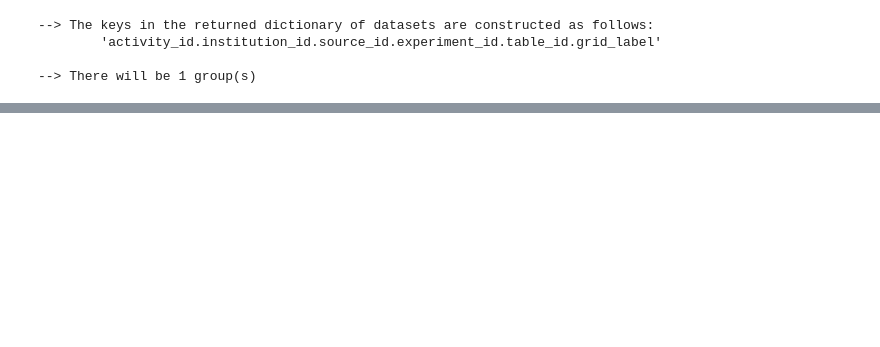
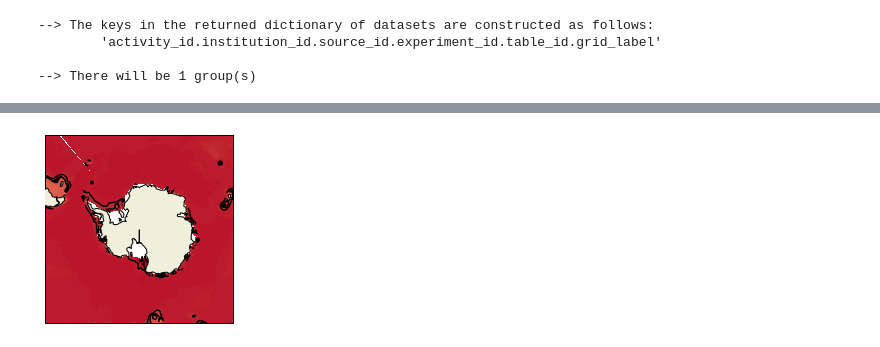
Before and after one commit to s-ragen/cmip6hack-so-project, a Jupyter notebook: notebooks/oncemorewithfeeling.ipynb, the cells around one changed output, grey strips where cells are left out. Drawn from its saved outputs; the diff is of its cells as text; code cells hidden in the pictures; blank space fills up the shorter version.

```diff
--- a/notebooks/oncemorewithfeeling.ipynb
+++ b/notebooks/oncemorewithfeeling.ipynb
@@ -105,0 +128,99 @@ array([5.000000e+00, 1.500000e+01, 2.500000e+01, 3.500000e+01, 4.500000e+01,
+# %%
+# Now let's try plotting:
+
+# New evenly spaced, monotonically increasing lat-lon grid for regridding the sea ice
+# concentration for the contour plot (otherwise the contour will reverse on itself)
+res_new = 1 #degrees; the resolution of the new grid
+lat_new = -80 + np.arange(1+(2*80)/res_new) # only go from 80S to 80N
+lon_new = np.arange(1+(360)/res_new)
+lon_new, lat_new = np.meshgrid(lon_new,lat_new)
+
+index = 0 # dummy index
+fig = plt.figure(figsize=(20,20))
+for i in dset_dict:
+    print(index) # to make sure the calculation hasn't stalled
+
+    # Deal with diferent names for latitude and longitude coordinates
+    if 'latitude' in dset_dict[i]:
+        latitude = dset_dict[i].latitude
+        longitude = dset_dict[i].longitude
+    elif 'lat' in dset_dict[i]:
+        latitude = dset_dict[i].lat
+        longitude = dset_dict[i].lon
+    else:
+        latitude = dset_dict[i].nav_lat
+        longitude = dset_dict[i].nav_lon
+
+    # Deal with multiple ensemble members, 1D grid vectors
+    if latitude.ndim==3:
+        latitude = np.squeeze(np.array(latitude[0,:,:]))
+        longitude = np.squeeze(np.array(longitude[0,:,:]))
+        nlat = np.size(latitude, axis=0)
+        nlon = np.size(longitude, axis=1)
+    elif latitude.ndim==2:
+        latitude = np.array(latitude)
+        longitude = np.array(longitude)
+        nlat = np.size(latitude, axis=0)
+        nlon = np.size(longitude, axis=1)
+    else:
+        nlat = np.size(latitude)
+        nlon = np.size(longitude)
+        latitude = np.tile(latitude,(nlon,1)).swapaxes(0,1)
+        longitude = np.tile(longitude,(nlat,1))
+
+    # Load in the bottom potential density and find its size
+    data = dset_dict[i].bottom_sigma2.squeeze()
+    ndim0 = np.size(data,axis=0)
+    ndim1 = np.size(data,axis=1)
+
+    # Regrid
+    data_new = data
+    lat_temp = latitude.copy()
+    lon_temp = longitude.copy()
+    method = np.str('bilinear')
+    # Make method exceptions for models with weird grids around antarctica
+#     if dset_dict[i].source_id == 'CNRM-CM6-1':
+#         method = np.str('nearest_s2d')
+#     elif dset_dict[i].source_id == 'CNRM-ESM2-1':
+#         method = np.str('nearest_s2d')
+#     elif dset_dict[i].source_id == 'EC-Earth3':
+#         method = np.str('nearest_s2d')
+#     elif dset_dict[i].source_id == 'EC-Earth3-Veg':
+#         method = np.str('nearest_s2d')
+#     elif dset_dict[i].source_id == 'IPSL-CM6A-LR':
+#         method = np.str('nearest_s2d')
+    # Make sure the dimensions of the new grid are in the right order
+    lat_temp = lat_new.copy()
+    lon_temp = lon_new.copy()
+    if ndim0>ndim1:
+        lat_temp = np.transpose(lat_temp)
+        lon_temp = np.transpose(lon_temp)
+    lat_temp2 = latitude.copy()
+    lon_temp2 = longitude.copy()
+    lat_temp2[np.abs(lat_temp2)>90] = np.nan
+    lon_temp2[np.abs(lon_temp2)>360] = np.nan
+    # Create the xarray datasets to feed into the xesmf regridder
+    ds_in = xr.Dataset({'lat': (['x','y'],lat_temp2),
+                        'lon': (['x','y'],lon_temp2)})
+    ds_out = xr.Dataset({'lat': (['x','y'],lat_temp),
+                            'lon': (['x','y'],lon_temp)})
+    # Regrid the data
+    f = xe.Regridder(ds_in, ds_out, method, periodic=True, reuse_weights=True)
+    data_new = f(data)
+    threshold_new = f(dset_dict[i].relative_depth.squeeze())
+
+    # A data mask for SouthPolarStereo plots
+    mydata = ma.masked_where(latitude>0.,data.copy())
+    mydata_new = ma.masked_where(lat_temp>0.,data_new.copy())
+
+    # Make a pcolor plot of bottom potential density, and contour the >50% mld/total depth threshold
+    ax = plt.subplot(5,4,index+1,projection = ccrs.SouthPolarStereo())
+    ax.add_feature(cfeature.LAND,zorder=100,edgecolor='k')
+    ax.set_extent([0.005, 360, -90, -50], crs=ccrs.PlateCarree())
+    this = ax.pcolormesh(longitude,latitude,mydata,transform=ccrs.PlateCarree(),cmap = plt.cm.coolwarm, vmin=0, vmax=30)
+    this2 = ax.contour(lon_temp,lat_temp,threshold_new,transform=ccrs.PlateCarree(),colors='k')
+    ax.colorbar()
+#     plt.title(np.str(dset_dict[i].source_id))
+
+    index = index+1
+# %% [output]
@@ -105,0 +229 @@ array([5.000000e+00, 1.500000e+01, 2.500000e+01, 3.500000e+01, 4.500000e+01,
+[figure, added]
```
Also changed, not shown: parts of 7 cells of this notebook, 1 other file.
